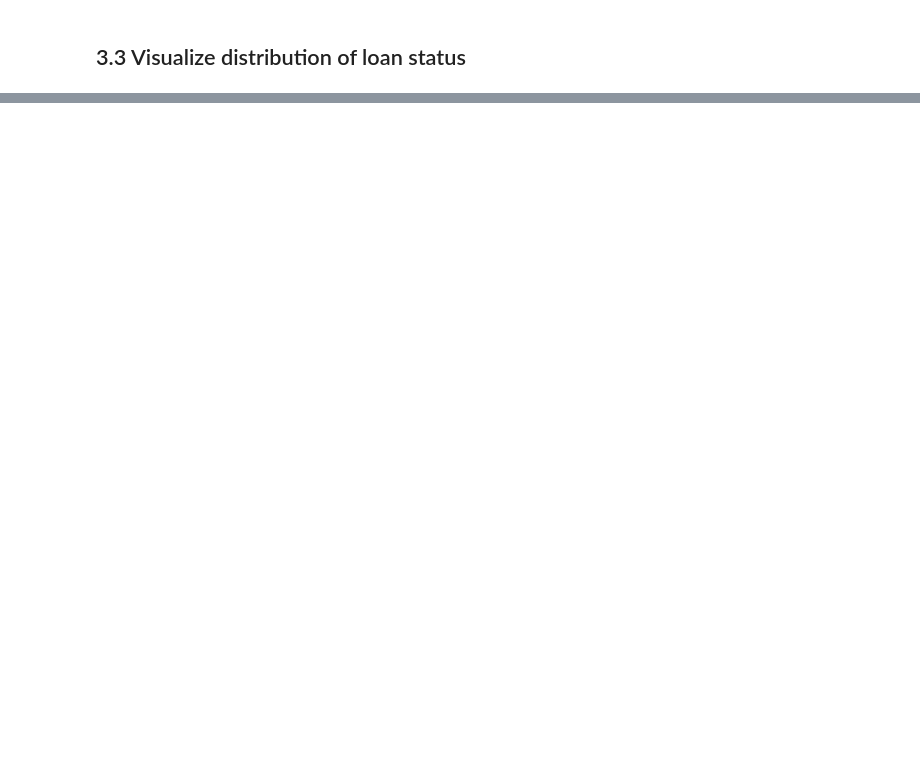
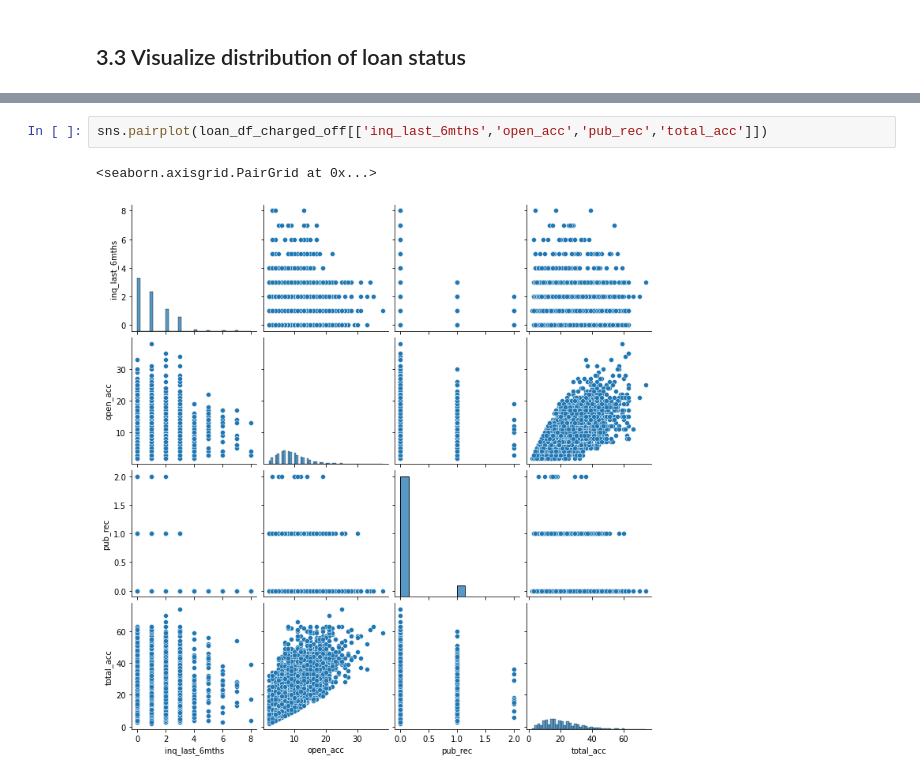
Before and after one commit to JamshedAhsan/fraud-detection, a Jupyter notebook: Case-Study-Lending-Loan-Club.ipynb, the cells around one changed output, grey strips where cells are left out. Drawn from its saved outputs; the diff is of its cells as text; blank space fills up the shorter version.

```diff
--- a/Case-Study-Lending-Loan-Club.ipynb
+++ b/Case-Study-Lending-Loan-Club.ipynb
@@ -142,0 +259,5 @@ loan_df1.drop(columns='funded_amnt')
+# %%
+sns.pairplot(loan_df_charged_off[['inq_last_6mths','open_acc','pub_rec','total_acc']])
+# %% [output]
+<seaborn.axisgrid.PairGrid at 0x...>
+[figure, added]
```
Also changed, not shown: parts of 32 cells of this notebook.
